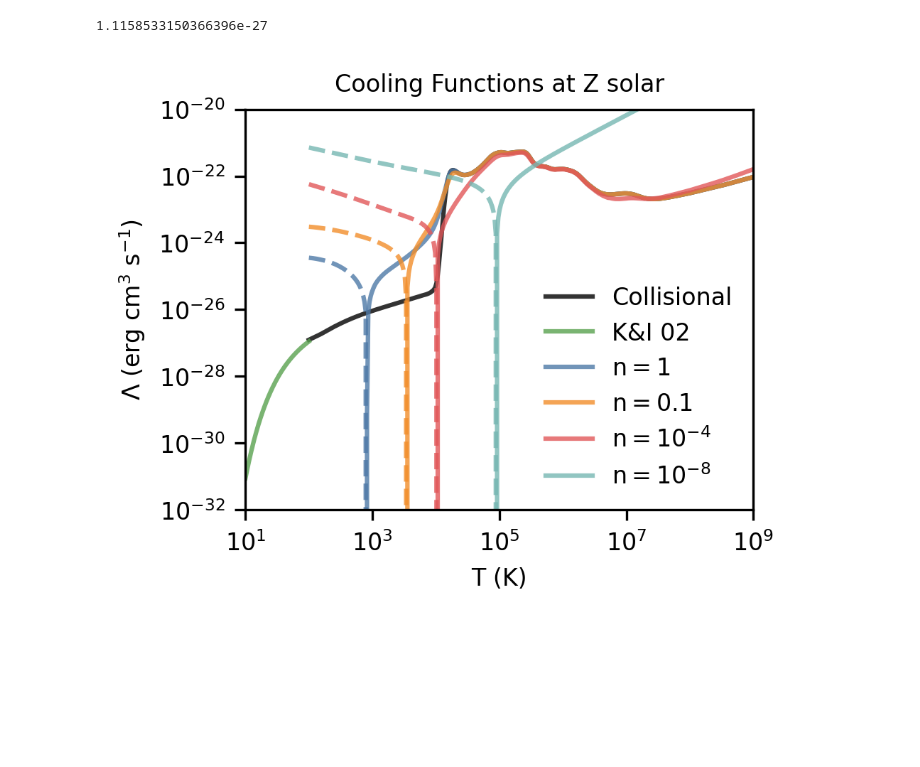
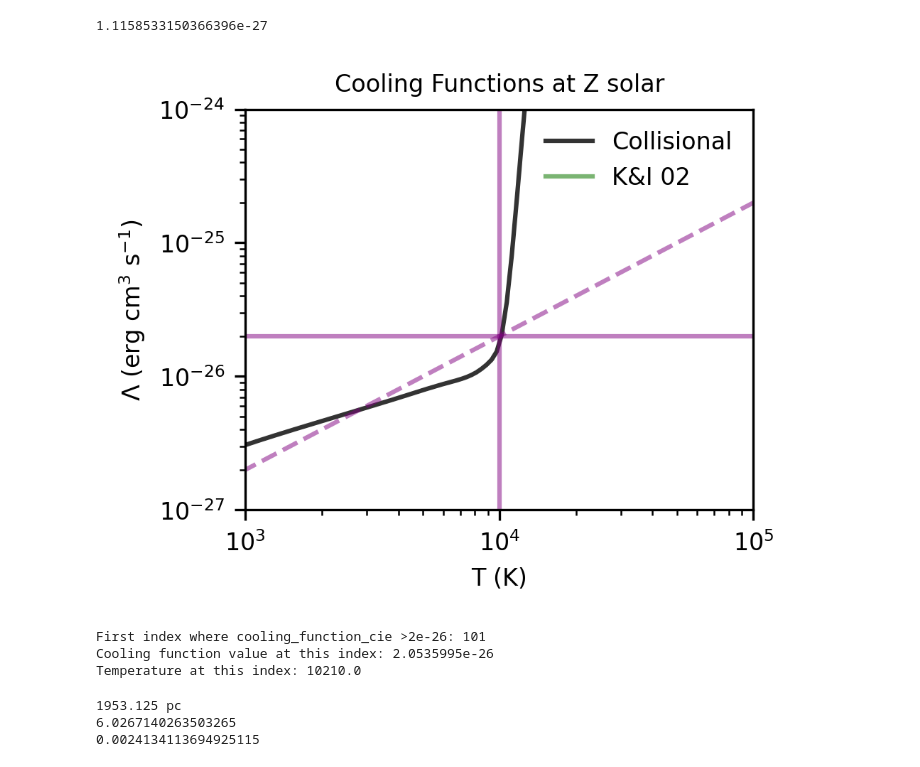
Before and after one commit to zunyibrt/CGM_ICs, a Jupyter notebook: ipynb/generate_cooling_table.ipynb, the cells around one changed output. Saved outputs shown, nothing was run; the diff lists cells and outputs as text; code cells hidden in the pictures; blank space fills up the shorter version.

```diff
--- a/ipynb/generate_cooling_table.ipynb
+++ b/ipynb/generate_cooling_table.ipynb
@@ -176,35 +129,64 @@ cool_3 = cooling.LAMBDA(Tbins*un.K, 1e-4*un.cm**-3)
 cool_6 = cooling.LAMBDA(Tbins*un.K, 1e-8*un.cm**-3)
 
 # ism_cooling = [ISMCoolFn(t) for t in np.logspace(1,9,100)]
-low_cool = [koyoma(t) for t in np.logspace(1,2,100)]
+low_cool = [(1./3)*koyoma(t) for t in np.logspace(1,2,100)]
+
+cooling_function_cie = (1./3)*np.array(H_He_Cooling2[1]+Metal_Cooling2)
 # %%
 latexify(1)
 plt.figure()
 plt.loglog()
 
-plt.plot(Tbins,np.array(H_He_Cooling2[1]+Metal_Cooling2),alpha=0.8,color='black',label="Collisional")
+plt.plot(Tbins,cooling_function_cie,alpha=0.8,color='black',label="Collisional")
 plt.plot(np.logspace(1,2,100),low_cool,color='C4',alpha=0.8,label='K&I 02')
 
-plt.plot(T,cool_0,c='C0',alpha=0.8,label="n$=1$")
-plt.plot(T,-cool_0,ls='--',alpha=0.8,c='C0')
-plt.plot(T,cool_1,c='C1',alpha=0.8,label="n$=0.1$")
-plt.plot(T,-cool_1,ls='--',alpha=0.8,c='C1')
-plt.plot(T,cool_3,c='C2',alpha=0.8,label=r'n$=10^{-4}$')
-plt.plot(T,-cool_3,ls='--',alpha=0.8,c='C2')
-plt.plot(T,cool_6,c='C3',alpha=0.8,label=r'n$=10^{-8}$')
-plt.plot(T,-cool_6,ls='--',alpha=0.8,c='C3')
+# plt.plot(T,cool_0,c='C0',alpha=0.8,label="n$=1$")
+# plt.plot(T,-cool_0,ls='--',alpha=0.8,c='C0')
+# plt.plot(T,cool_1,c='C1',alpha=0.8,label="n$=0.1$")
+# plt.plot(T,-cool_1,ls='--',alpha=0.8,c='C1')
+# plt.plot(T,cool_3,c='C2',alpha=0.8,label=r'n$=10^{-4}$')
+# plt.plot(T,-cool_3,ls='--',alpha=0.8,c='C2')
+# plt.plot(T,cool_6,c='C3',alpha=0.8,label=r'n$=10^{-8}$')
+# plt.plot(T,-cool_6,ls='--',alpha=0.8,c='C3')
 
+plt.hlines(2e-26,1e1,1e9,linestyle='-',color='purple',alpha=0.5)
+plt.vlines(1e4,1e-32,1e-20,linestyle='-',color='purple',alpha=0.5)
+plt.plot(np.logspace(1,9,100),2e-26*(np.logspace(1,9,100)/1e4),color='purple',ls='--',alpha=0.5)
 
 # plt.plot(np.logspace(1,9,100),ism_cooling,color="grey",label="ISM AthenaK")
 
 plt.legend(frameon=False)
-plt.xlim(1e1,1e9)
-plt.ylim(1e-32,1e-20)
+# plt.xlim(1e1,1e9)
+# plt.ylim(1e-32,1e-20)
+plt.xlim(1e3,1e5)
+plt.ylim(1e-27,1e-24)
 plt.ylabel(r'$\Lambda$ (erg cm$^3$ s$^{-1}$)')
 plt.xlabel(r'T (K)')
 plt.title(r'Cooling Functions at Z solar')
 plt.tight_layout()
-plt.savefig('./plots/cooling_function.pdf',dpi=150)
+# plt.savefig('./plots/cooling_function.pdf',dpi=150)
 plt.show()
 # %% [output]
-[figure, old version]
+[figure, new version]
+# %%
+# Find first index where cooling_function_cie is more than 2e-26
+for i in range(len(cooling_function_cie)):
+    if cooling_function_cie[i] > 2e-26:
+        break
+
+print("First index where cooling_function_cie >2e-26:", i)
+print("Cooling function value at this index:", cooling_function_cie[i])
+print("Temperature at this index:", Tbins[i])
+# %% [output]
+First index where cooling_function_cie >2e-26: 101
+Cooling function value at this index: 2.0535995e-26
+Temperature at this index: 10210.0
+# %%
+delta_x = (1000*500/256) * un.pc
+print(delta_x)
+print(delta_x.to(un.cm).value * 1e-17 * 0.0001)
+print(np.exp(-(delta_x.to(un.cm).value * 1e-17 * 0.0001)))
+# %% [output]
+1953.125 pc
+6.0267140263503265
+0.0024134113694925115
```
Also changed, not shown: parts of 6 cells of this notebook, 21 other files.
